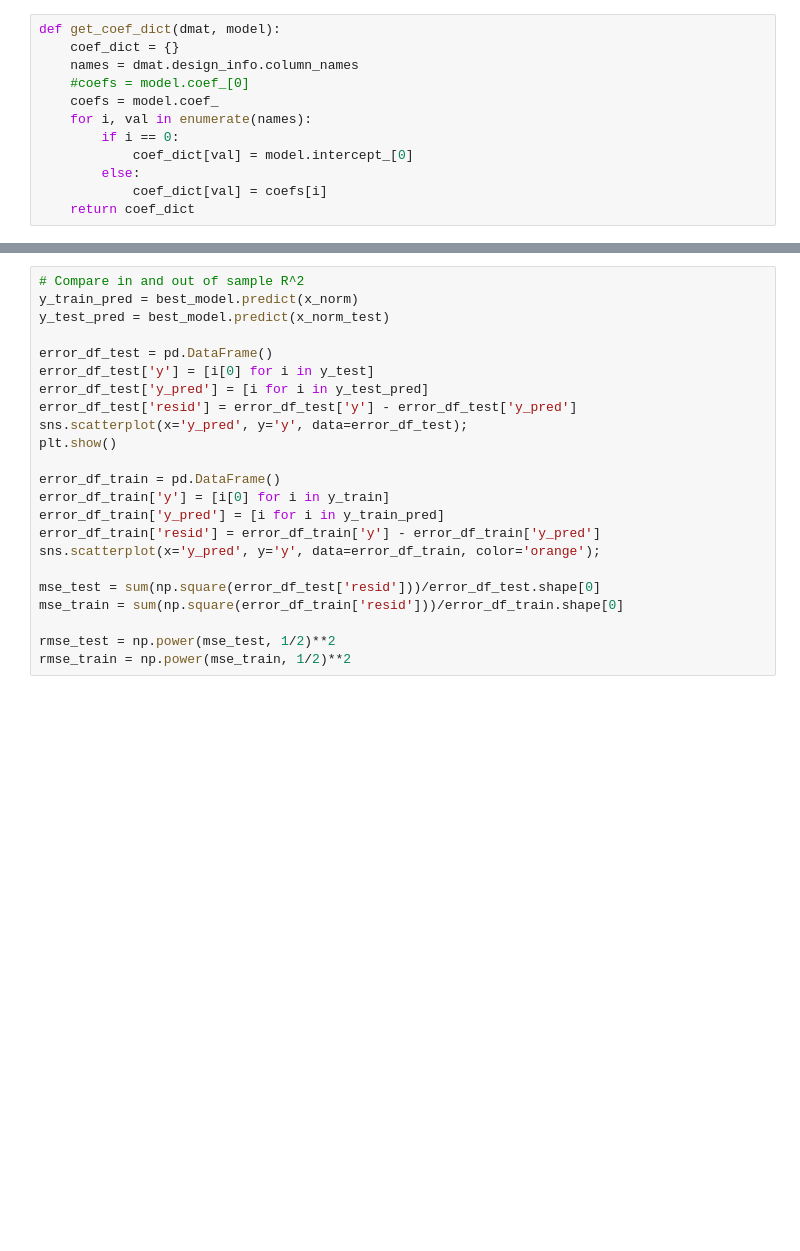
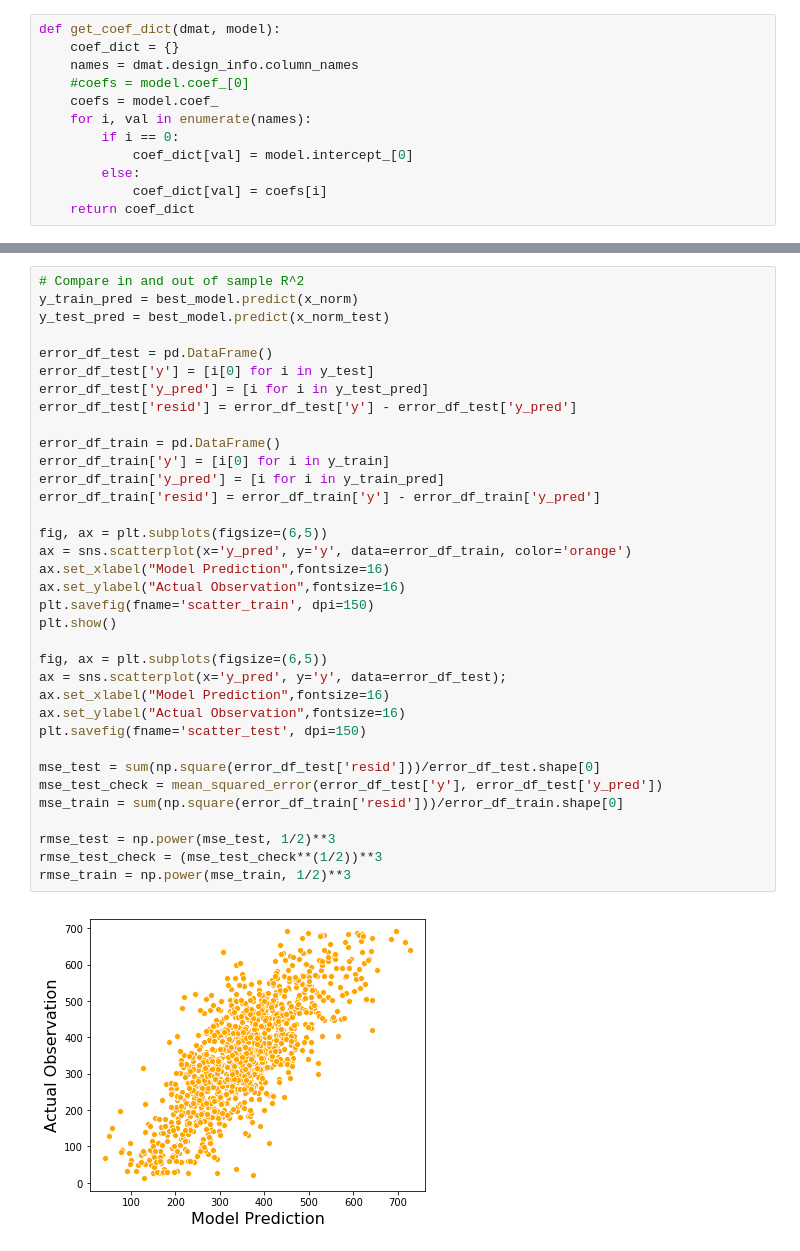
Before and after one commit to yiuhyuk/Project_2_Metis, a Jupyter notebook: lin_reg_analysis_v2.0.ipynb, the cells around one changed output, grey strips where cells are left out. Saved outputs shown, nothing was run; the diff lists cells and outputs as text; blank space fills up the shorter version.

```diff
--- a/lin_reg_analysis_v2.0.ipynb
+++ b/lin_reg_analysis_v2.0.ipynb
@@ -519,23 +625,37 @@ coef_dict
 # %%
 # Compare in and out of sample R^2
 y_train_pred = best_model.predict(x_norm)
 y_test_pred = best_model.predict(x_norm_test)
 
 error_df_test = pd.DataFrame()
 error_df_test['y'] = [i[0] for i in y_test]
 error_df_test['y_pred'] = [i for i in y_test_pred]
 error_df_test['resid'] = error_df_test['y'] - error_df_test['y_pred']
-sns.scatterplot(x='y_pred', y='y', data=error_df_test);
-plt.show()
 
 error_df_train = pd.DataFrame()
 error_df_train['y'] = [i[0] for i in y_train]
 error_df_train['y_pred'] = [i for i in y_train_pred]
 error_df_train['resid'] = error_df_train['y'] - error_df_train['y_pred']
-sns.scatterplot(x='y_pred', y='y', data=error_df_train, color='orange');
+
+fig, ax = plt.subplots(figsize=(6,5))
+ax = sns.scatterplot(x='y_pred', y='y', data=error_df_train, color='orange')
+ax.set_xlabel("Model Prediction",fontsize=16)
+ax.set_ylabel("Actual Observation",fontsize=16)
+plt.savefig(fname='scatter_train', dpi=150)
+plt.show()
+
+fig, ax = plt.subplots(figsize=(6,5))
+ax = sns.scatterplot(x='y_pred', y='y', data=error_df_test);
+ax.set_xlabel("Model Prediction",fontsize=16)
+ax.set_ylabel("Actual Observation",fontsize=16)
+plt.savefig(fname='scatter_test', dpi=150)
 
 mse_test = sum(np.square(error_df_test['resid']))/error_df_test.shape[0]
+mse_test_check = mean_squared_error(error_df_test['y'], error_df_test['y_pred'])
 mse_train = sum(np.square(error_df_train['resid']))/error_df_train.shape[0]
 
-rmse_test = np.power(mse_test, 1/2)**2
-rmse_train = np.power(mse_train, 1/2)**2
+rmse_test = np.power(mse_test, 1/2)**3
+rmse_test_check = (mse_test_check**(1/2))**3
+rmse_train = np.power(mse_train, 1/2)**3
+# %% [output]
+[figure, added]
```
Also changed, not shown: parts of 41 cells of this notebook.
